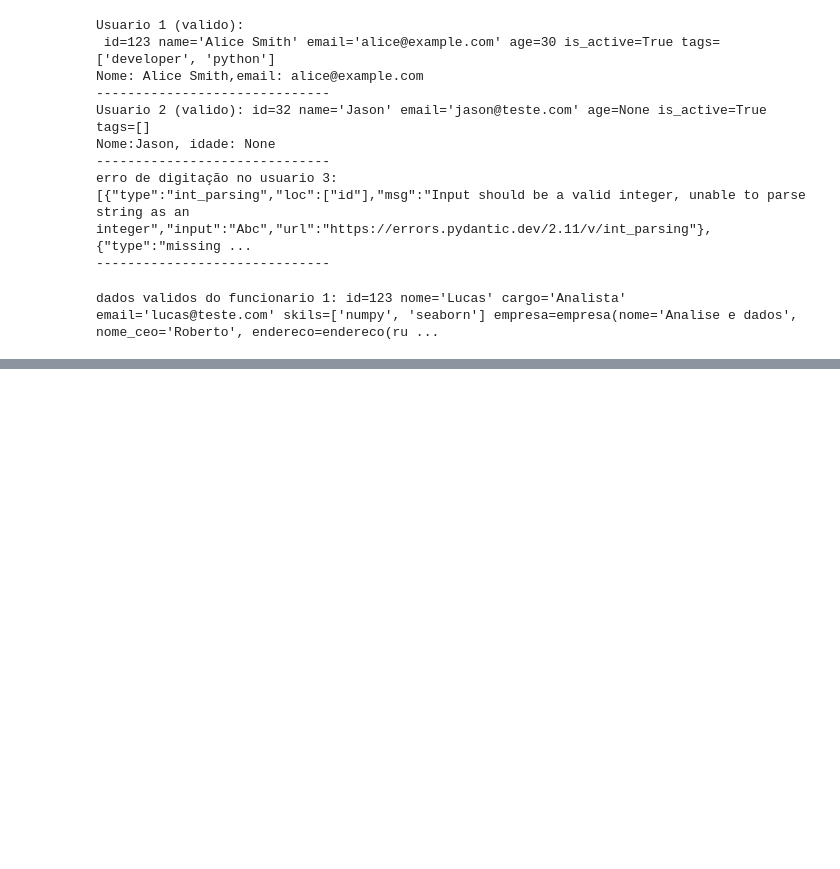
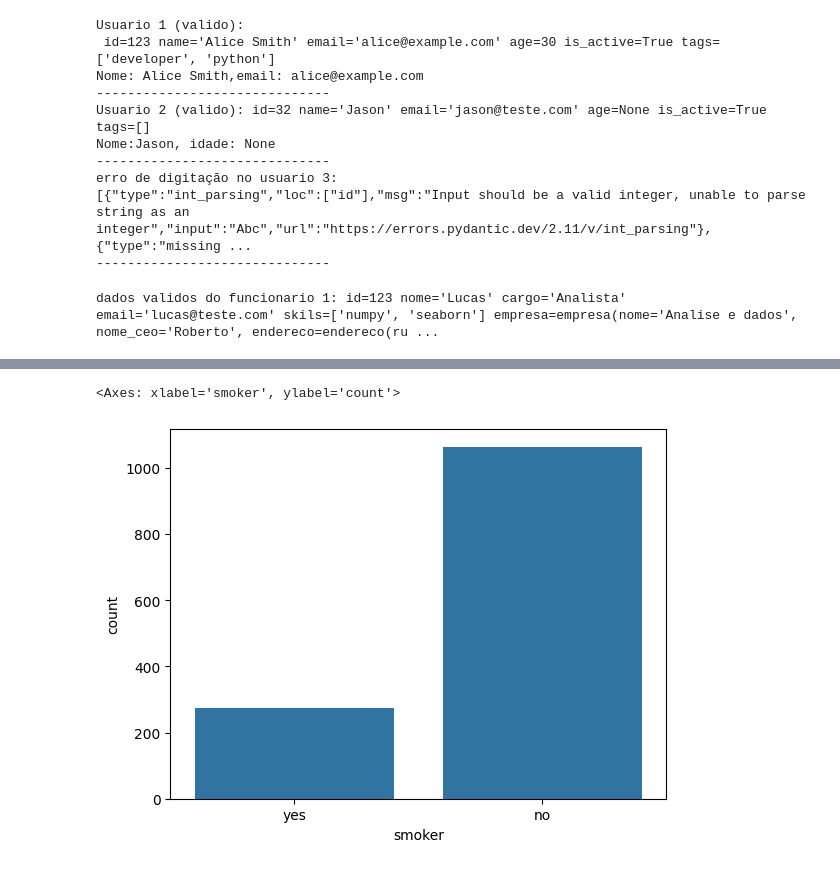
Before and after one commit to lucasghidini/AulasJupyter, a Jupyter notebook: aula1.ipynb, the cells around one changed output, grey strips where cells are left out. Saved outputs shown, nothing was run; the diff lists cells and outputs as text; code cells hidden in the pictures; blank space fills up the shorter version.

```diff
--- a/aula1.ipynb
+++ b/aula1.ipynb
@@ -831,0 +851,7 @@ dados validos do funcionario 1: id=123 nome='Lucas' cargo='Analista' email='luca
+# %%
+#Grafico de contagem seaborn
+import seaborn as sns
+sns.countplot(data=df_saude,x='smoker')
+# %% [output]
+<Axes: xlabel='smoker', ylabel='count'>
+[figure, added]
```
Also changed, not shown: parts of 14 cells of this notebook.
